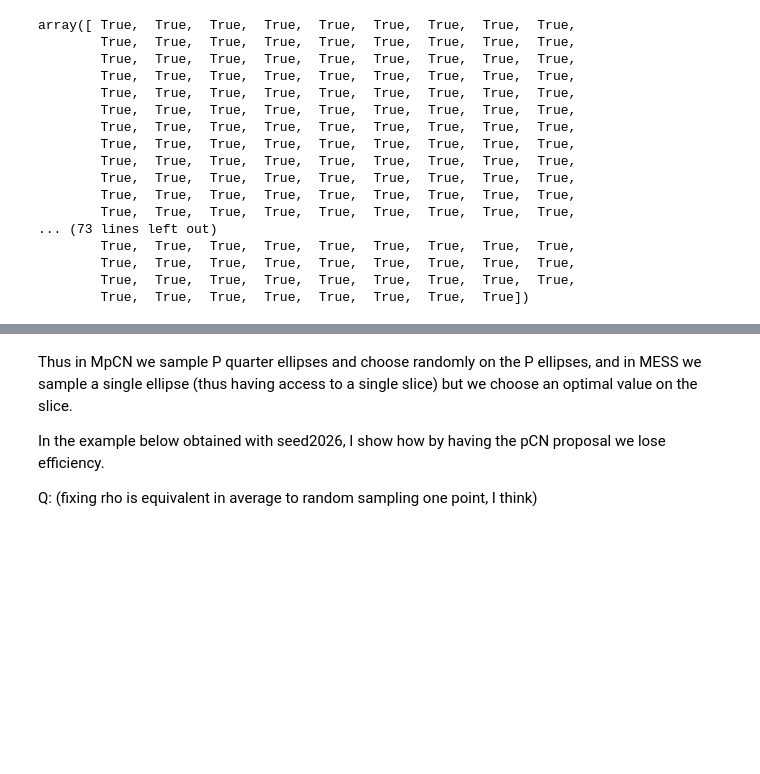
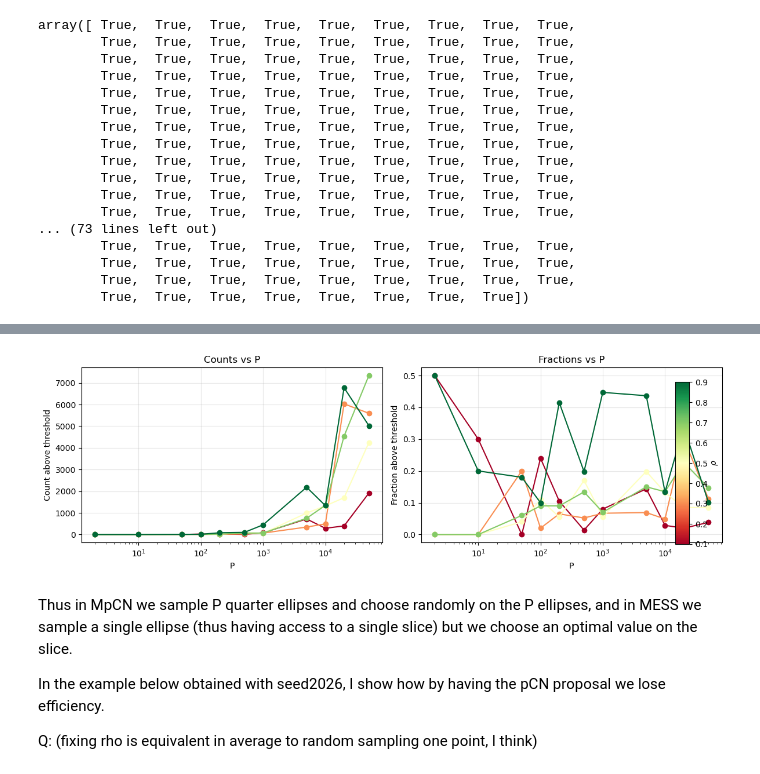
Before and after one commit to guillerminasenn/multiproposal-internal, a Jupyter notebook: notebooks/01_toy_custom_likelihood_matplotlib.ipynb, the cells around one changed output, grey strips where cells are left out. Saved outputs shown, nothing was run; the diff lists cells and outputs as text; code cells hidden in the pictures; blank space fills up the shorter version.

```diff
--- a/notebooks/01_toy_custom_likelihood_matplotlib.ipynb
+++ b/notebooks/01_toy_custom_likelihood_matplotlib.ipynb
@@ -284,0 +402,90 @@ slice_mask sum: 800 / 800 (100.00%)
+# %%
+# Count how many x_p exceed the threshold for each rho in the multi-rho figure
+log_l0 = log_likelihood_polar_twist(x0_manual, y_obs, alpha=alpha, sigma=sigma_noise)
+for rho_val in rho_values:
+    u_local = rng.uniform()
+    logy_local = log_l0 + np.log(u_local)
+    xc = rho_val * x0_manual + np.sqrt(1.0 - rho_val**2) * nu_c
+    xps = rho_val * xc + np.sqrt(1.0 - rho_val**2) * nu_ps
+    log_like_xp = np.array([
+        log_likelihood_polar_twist(xps[i], y_obs, alpha=alpha, sigma=sigma_noise)
+        for i in range(xps.shape[0])
+    ])
+    count = int((log_like_xp >= logy_local).sum())
+    print(f"rho={rho_val:.2f}: {count} / {xps.shape[0]} x_p above threshold")
+
+# Grid sweep for P and rho (no ellipse plotting)
+import matplotlib.pyplot as plt
+import matplotlib.cm as cm
+import matplotlib.colors as mcolors
+
+P_list = [2, 10, 50, 100, 200, 500, 1000, 5000, 10000, 20000, 50000]
+rho_list = np.arange(0.1, 1.0, 0.2)
+rng_grid = np.random.default_rng(202)
+log_l0 = log_likelihood_polar_twist(x0_manual, y_obs, alpha=alpha, sigma=sigma_noise)
+
+results_counts = {}
+results_frac = {}
+for P in P_list:
+    nu_c_grid = rng_grid.multivariate_normal(prior_mean, prior_cov)
+    nu_ps_grid = rng_grid.multivariate_normal(prior_mean, prior_cov, size=P)
+    counts = []
+    fracs = []
+    for rho_val in rho_list:
+        u_local = rng_grid.uniform()
+        logy_local = log_l0 + np.log(u_local)
+        xc = rho_val * x0_manual + np.sqrt(1.0 - rho_val**2) * nu_c_grid
+        xps = rho_val * xc + np.sqrt(1.0 - rho_val**2) * nu_ps_grid
+        log_like_xp = np.array([
+            log_likelihood_polar_twist(xps[i], y_obs, alpha=alpha, sigma=sigma_noise)
+            for i in range(xps.shape[0])
+        ])
+        count = int((log_like_xp >= logy_local).sum())
+        counts.append(count)
+        fracs.append(count / P)
+    results_counts[P] = counts
+    results_frac[P] = fracs
+
+# Print table (fractions)
+header = "rho " + " ".join([f"{r:.1f}" for r in rho_list])
+print(header)
+for P in P_list:
+    row = " ".join([f"{c:0.3f}" for c in results_frac[P]])
+    print(f"P={P:<5d} {row}")
+
+# Prepare curves by rho
+counts_by_rho = {rho_val: [] for rho_val in rho_list}
+fracs_by_rho = {rho_val: [] for rho_val in rho_list}
+for rho_idx, rho_val in enumerate(rho_list):
+    for P in P_list:
+        counts_by_rho[rho_val].append(results_counts[P][rho_idx])
+        fracs_by_rho[rho_val].append(results_frac[P][rho_idx])
+
+norm = mcolors.Normalize(vmin=rho_list.min(), vmax=rho_list.max())
+cmap = cm.get_cmap("RdYlGn")
+sm = cm.ScalarMappable(norm=norm, cmap=cmap)
+sm.set_array([])
+
+fig, axes = plt.subplots(1, 2, figsize=(12, 4), sharex=True)
+for rho_val in rho_list:
+    color = cmap(norm(rho_val))
+    axes[0].plot(P_list, counts_by_rho[rho_val], marker="o", linewidth=1.5, color=color)
+    axes[1].plot(P_list, fracs_by_rho[rho_val], marker="o", linewidth=1.5, color=color)
+
+axes[0].set_xlabel("P")
+axes[0].set_ylabel("Count above threshold")
+axes[0].set_title("Counts vs P")
+axes[0].grid(True, alpha=0.3)
+axes[0].set_xscale("log")
+axes[1].set_xlabel("P")
+axes[1].set_ylabel("Fraction above threshold")
+axes[1].set_title("Fractions vs P")
+axes[1].grid(True, alpha=0.3)
+axes[1].set_xscale("log")
+
+cax = fig.add_axes([0.92, 0.15, 0.02, 0.7])
+cbar = fig.colorbar(sm, ax=axes.ravel().tolist(), location="right", pad=0.2, cax=cax)
+cbar.set_label("$\\rho$")
+fig.tight_layout()
+plt.show()
+# %% [output]
@@ -285,3 +507,4 @@ slice_mask sum: 800 / 800 (100.00%)
+[figure, added]
 # %% [markdown]
 Thus in MpCN we sample P quarter ellipses and choose randomly on the P ellipses, and in MESS we sample a single ellipse (thus having access to a single slice) but we choose an optimal value on the slice.
 
```
Also changed, not shown: parts of 3 cells of this notebook.
